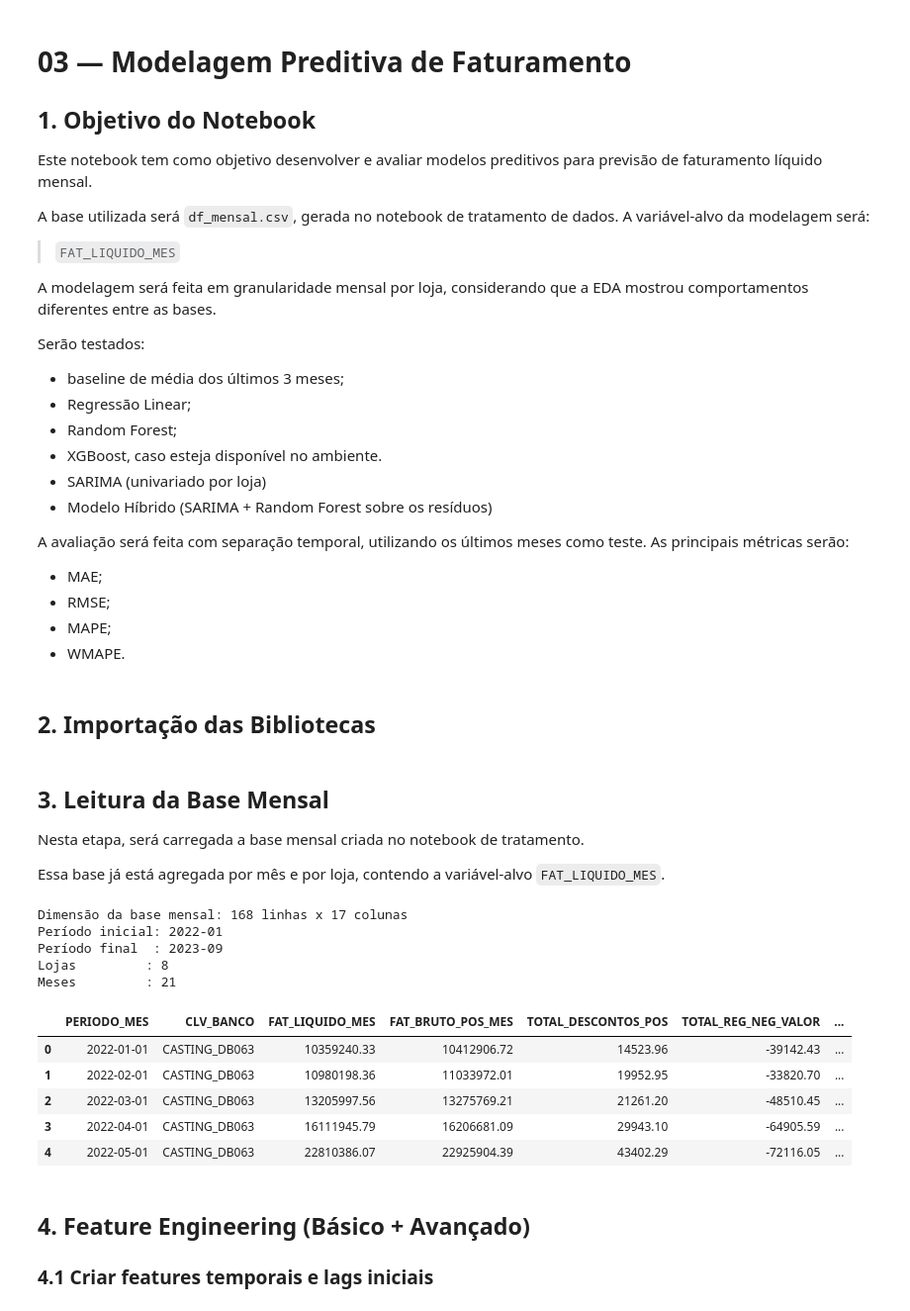
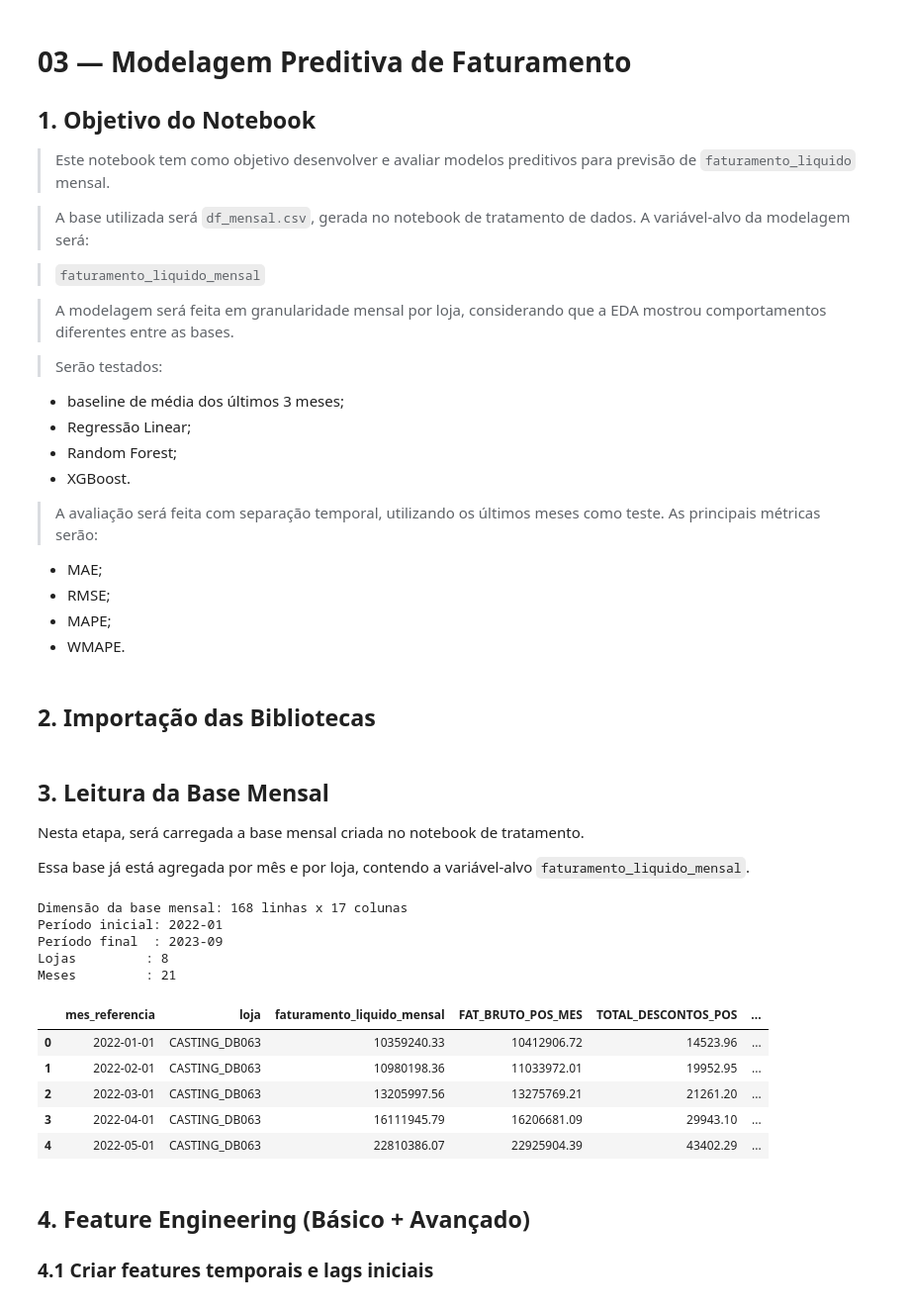
Before and after one commit to felipetamiozzo/previsao-faturamento-varejo, a Jupyter notebook: notebooks/03_modelagem.ipynb, the cells around one changed output. Shown at 99% size. Cells and saved outputs as stored; diff of their text form; code cells hidden in the pictures.

```diff
--- a/notebooks/03_modelagem.ipynb
+++ b/notebooks/03_modelagem.ipynb
@@ -3,24 +3,22 @@
 
 ## 1. Objetivo do Notebook
 
-Este notebook tem como objetivo desenvolver e avaliar modelos preditivos para previsão de faturamento líquido mensal.
+> Este notebook tem como objetivo desenvolver e avaliar modelos preditivos para previsão de `faturamento_liquido` mensal.
 
-A base utilizada será `df_mensal.csv`, gerada no notebook de tratamento de dados. A variável-alvo da modelagem será:
+> A base utilizada será `df_mensal.csv`, gerada no notebook de tratamento de dados. A variável-alvo da modelagem será:
 
-> `FAT_LIQUIDO_MES`
+> `faturamento_liquido_mensal`
 
-A modelagem será feita em granularidade mensal por loja, considerando que a EDA mostrou comportamentos diferentes entre as bases.
+> A modelagem será feita em granularidade mensal por loja, considerando que a EDA mostrou comportamentos diferentes entre as bases.
 
-Serão testados:
+> Serão testados:
 
 - baseline de média dos últimos 3 meses;
 - Regressão Linear;
 - Random Forest;
-- XGBoost, caso esteja disponível no ambiente.
-- SARIMA (univariado por loja)
-- Modelo Híbrido (SARIMA + Random Forest sobre os resíduos)
+- XGBoost.
 
-A avaliação será feita com separação temporal, utilizando os últimos meses como teste. As principais métricas serão:
+> A avaliação será feita com separação temporal, utilizando os últimos meses como teste. As principais métricas serão:
 
 - MAE;
 - RMSE;
@@ -62,32 +60,32 @@ sns.set_theme(style='whitegrid')
 
 Nesta etapa, será carregada a base mensal criada no notebook de tratamento.
 
-Essa base já está agregada por mês e por loja, contendo a variável-alvo `FAT_LIQUIDO_MES`.
+Essa base já está agregada por mês e por loja, contendo a variável-alvo `faturamento_liquido_mensal`.
 # %%
-# Célula 2
+# Definindo o caminho do df
 caminho_df_mensal = '../data/processed/df_mensal.csv'
 df = pd.read_csv(caminho_df_mensal)
 print(f'Dimensão da base mensal: {df.shape[0]} linhas x {df.shape[1]} colunas')
-df['PERIODO_MES'] = pd.to_datetime(df['PERIODO_MES'].astype(str))
-df = df.sort_values(['CLV_BANCO','PERIODO_MES']).reset_index(drop=True)
+df['mes_referencia'] = pd.to_datetime(df['mes_referencia'].astype(str))
+df = df.sort_values(['loja','mes_referencia']).reset_index(drop=True)
 
-print(f'Período inicial: {df["PERIODO_MES"].min().strftime("%Y-%m")}')
-print(f'Período final  : {df["PERIODO_MES"].max().strftime("%Y-%m")}')
-print(f'Lojas         : {df["CLV_BANCO"].nunique()}')
-print(f'Meses         : {df["PERIODO_MES"].nunique()}')
+print(f'Período inicial: {df["mes_referencia"].min().strftime("%Y-%m")}')
+print(f'Período final  : {df["mes_referencia"].max().strftime("%Y-%m")}')
+print(f'Lojas         : {df["loja"].nunique()}')
+print(f'Meses         : {df["mes_referencia"].nunique()}')
 display(df.head())
 # %% [output]
 Dimensão da base mensal: 168 linhas x 17 colunas
 Período inicial: 2022-01
 Período final  : 2023-09
 Lojas         : 8
 Meses         : 21
-|  | PERIODO_MES | CLV_BANCO | FAT_LIQUIDO_MES | FAT_BRUTO_POS_MES | TOTAL_DESCONTOS_POS | TOTAL_REG_NEG_VALOR | ... |
-| 0 | 2022-01-01 | CASTING_DB063 | 10359240.33 | 10412906.72 | 14523.96 | -39142.43 | ... |
-| 1 | 2022-02-01 | CASTING_DB063 | 10980198.36 | 11033972.01 | 19952.95 | -33820.70 | ... |
-| 2 | 2022-03-01 | CASTING_DB063 | 13205997.56 | 13275769.21 | 21261.20 | -48510.45 | ... |
-| 3 | 2022-04-01 | CASTING_DB063 | 16111945.79 | 16206681.09 | 29943.10 | -64905.59 | ... |
-| 4 | 2022-05-01 | CASTING_DB063 | 22810386.07 | 22925904.39 | 43402.29 | -72116.05 | ... |
+|  | mes_referencia | loja | faturamento_liquido_mensal | FAT_BRUTO_POS_MES | TOTAL_DESCONTOS_POS | ... |
+| 0 | 2022-01-01 | CASTING_DB063 | 10359240.33 | 10412906.72 | 14523.96 | ... |
+| 1 | 2022-02-01 | CASTING_DB063 | 10980198.36 | 11033972.01 | 19952.95 | ... |
+| 2 | 2022-03-01 | CASTING_DB063 | 13205997.56 | 13275769.21 | 21261.20 | ... |
+| 3 | 2022-04-01 | CASTING_DB063 | 16111945.79 | 16206681.09 | 29943.10 | ... |
+| 4 | 2022-05-01 | CASTING_DB063 | 22810386.07 | 22925904.39 | 43402.29 | ... |
 # %% [markdown]
 ## 4. Feature Engineering (Básico + Avançado)
 
```
Also changed, not shown: parts of 32 cells of this notebook, 37 other files.
